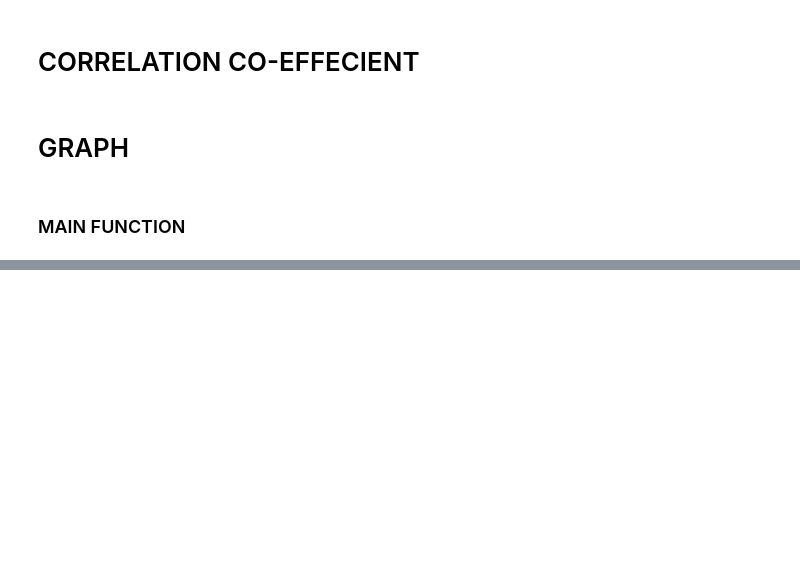
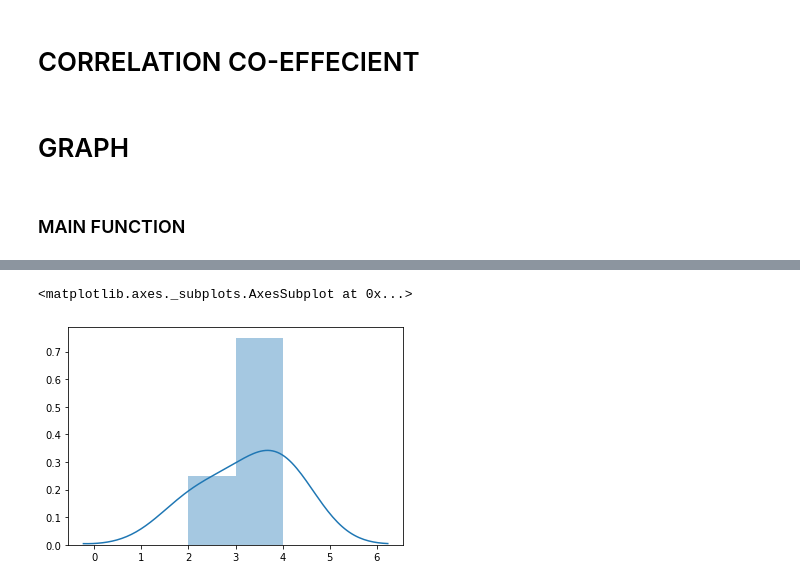
Before and after one commit to sahilg50/Computational-Statictics-lab-work, a Jupyter notebook: computational_statictics.ipynb, the cells around one changed output, grey strips where cells are left out. Saved outputs shown, nothing was run; the diff lists cells and outputs as text; code cells hidden in the pictures; blank space fills up the shorter version.

```diff
--- a/computational_statictics.ipynb
+++ b/computational_statictics.ipynb
@@ -424,0 +446,6 @@ if __name__=="__main__":
+# %%
+column_major_array = A1.reshape((2*2),1)
+sns.distplot(A1)
+# %% [output]
+<matplotlib.axes._subplots.AxesSubplot at 0x...>
+[figure, added]
```
Also changed, not shown: parts of 2 cells of this notebook.
